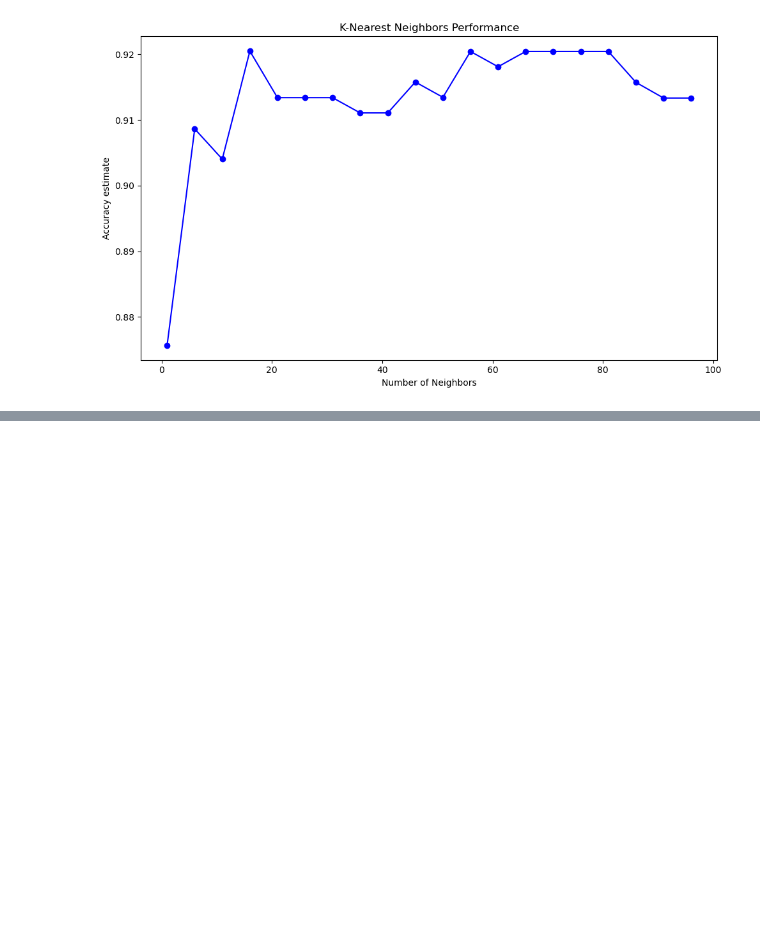
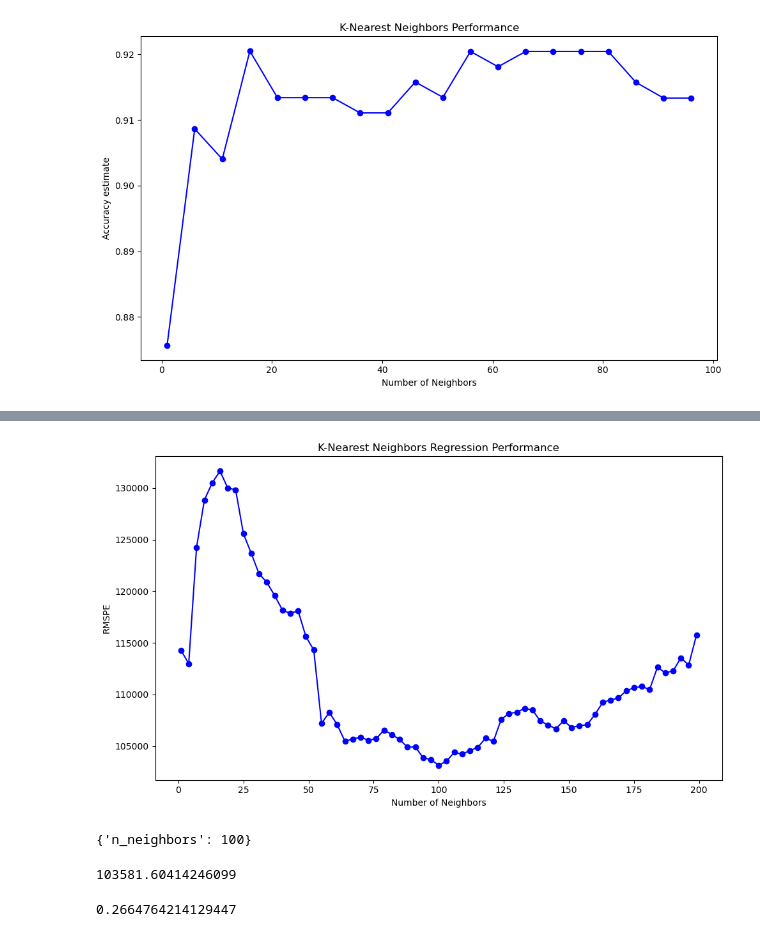
Before and after one commit to madeleineyu/LCR, a Jupyter notebook: test1.ipynb, the cells around one changed output, grey strips where cells are left out. Drawn from its saved outputs; the diff is of its cells as text; code cells hidden in the pictures; blank space fills up the shorter version.

```diff
--- a/test1.ipynb
+++ b/test1.ipynb
@@ -535,0 +697,9 @@ plt.show()
+# %%
+sacr_gridsearch = GridSearchCV(
+    estimator = knn_regression,
+    param_grid=param_grid,
+    cv = 5,
+    scoring = "neg_root_mean_squared_error" #also r2
+)
+# %%
+sacr_gridsearch.fit(x_train, y_train)
@@ -535,0 +710,4 @@ plt.show()
+# %%
+#step 5, retrieve and format results
+results = pd.DataFrame(sacr_gridsearch.cv_results_)
+results
@@ -535,0 +728,2 @@ plt.show()
+# %%
+results['mean_test_score'] = results['mean_test_score'].abs()
@@ -535,0 +746,19 @@ plt.show()
+# %%
+#Create the plot
+plt.figure(figsize=(10, 6))
+
+# Plot mean test scores with error bars
+plt.plot(results['param_n_neighbors'], results['mean_test_score'], '-o', color='blue')
+
+# Add labels and legend
+plt.xlabel('Number of Neighbors')
+plt.ylabel('RMSPE')
+plt.title('K-Nearest Neighbors Regression Performance')
+plt.tight_layout()
+plt.show()
+# %% [output]
+[figure, added]
+# %%
+sacr_gridsearch.best_params_
+# %% [output]
+{'n_neighbors': 100}
@@ -535,0 +767,18 @@ plt.show()
+# %%
+rmspe = mean_squared_error(
+    y_true = sacramento_test["price"],
+    y_pred = sacramento_test['predicted']
+)**0.5
+
+rmspe
+# %% [output]
+103581.60414246099
+# %%
+r2 = r2_score(
+    y_true = sacramento_test["price"],
+    y_pred = sacramento_test["predicted"]
+)
+
+r2
+# %% [output]
+0.2664764214129447
```
Also changed, not shown: parts of 57 cells of this notebook, 1 other file.
